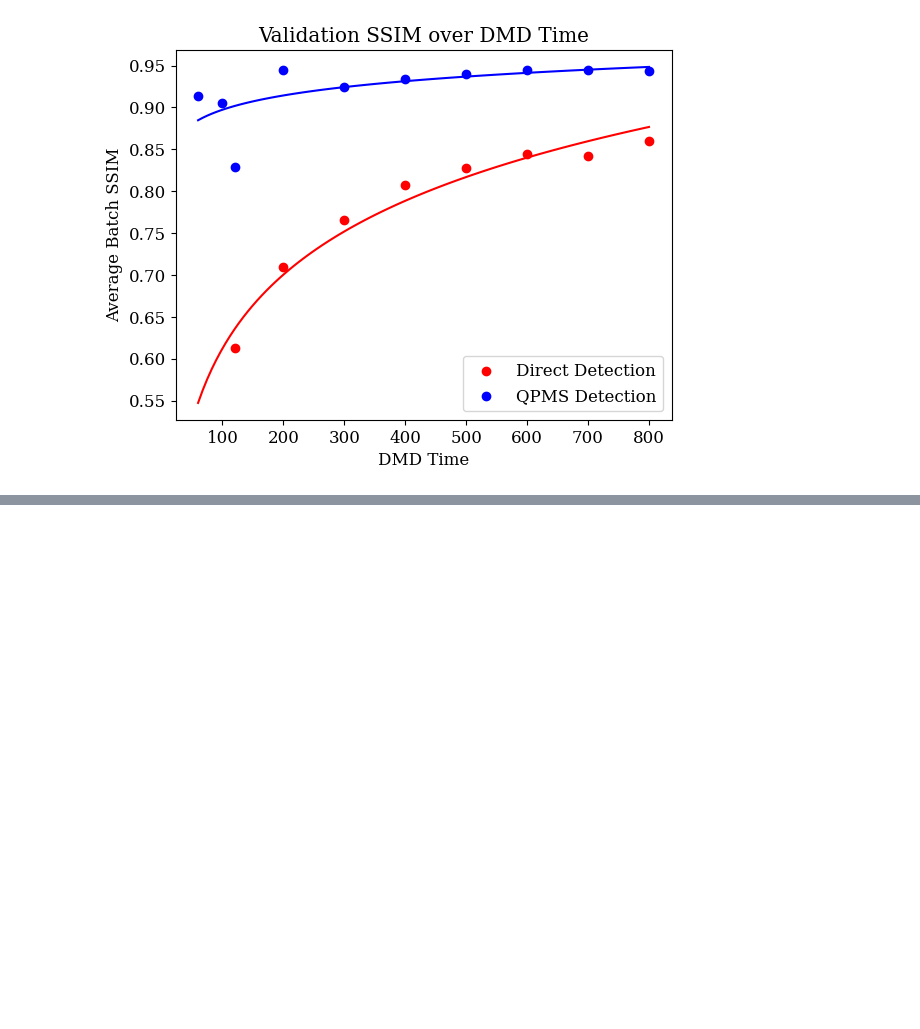
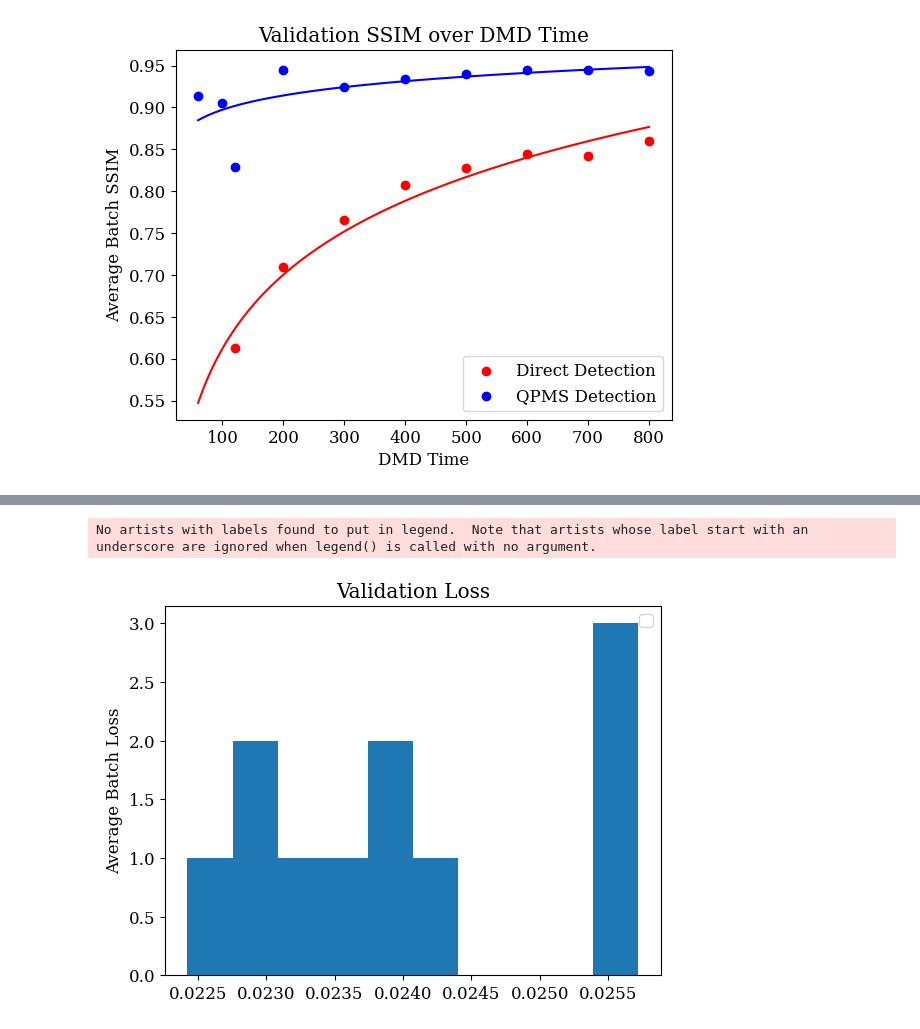
Before and after one commit to mbthomas1124/low-photon-compressive-imaging, a Jupyter notebook: code/figures.ipynb, the cells around one changed output, grey strips where cells are left out. Saved outputs shown, nothing was run; the diff lists cells and outputs as text; code cells hidden in the pictures; blank space fills up the shorter version.

```diff
--- a/code/figures.ipynb
+++ b/code/figures.ipynb
@@ -184,0 +185,48 @@ plt.show()
+# %%
+results = pd.read_csv("../data/features/withASE/diff_feature_set_results.csv")
+# direct = results[results["detection_type"] == "Direct Detection"]
+# qpms = results[results["detection_type"] == "QPMS"]
+
+
+plt.hist(results["val_loss"])
+plt.title("Validation Loss")
+plt.ylabel("Average Batch Loss")
+plt.legend()
+plt.show()
+
+
+# plt.scatter(direct["num_features"], direct["val_psnr"], color='r', label="Direct Detection")
+# plt.scatter(qpms["num_features"], qpms["val_psnr"], color='b', label="QPMS Detection")
+# p0, _ = curve_fit(lambda x,a,b,c: (a/(x+b))+c, direct["num_features"], direct["val_ssim"])
+# p0[0] = np.mean(direct["val_psnr"]/direct["val_ssim"])*p0[0]
+# [a,b,c], _ = curve_fit(lambda x,a,b,c: (a/(x+b))+c, direct["num_features"], direct["val_psnr"], p0=p0)
+# y_fitted = (a / (x_fitted + b)) + c
+# plt.plot(x_fitted, y_fitted, 'r')
+# p0, _ = curve_fit(lambda x,a,b,c: (a/(x+b))+c, qpms["num_features"], qpms["val_ssim"])
+# p0[0] = np.mean(qpms["val_psnr"]/qpms["val_ssim"])*p0[0]
+# [a,b,c], _ = curve_fit(lambda x,a,b,c: (a/(x+b))+c, qpms["num_features"], qpms["val_psnr"], p0=p0)
+# y_fitted = (a / (x_fitted + b)) + c
+# plt.plot(x_fitted, y_fitted, 'b')
+# plt.title("Validation PSNR over Feature Count")
+# plt.ylabel("Average Batch PSNR (dB)")
+# plt.xlabel("Feature Count")
+# plt.legend()
+# plt.show()
+
+
+# plt.scatter(direct["num_features"], direct["val_ssim"], color='r', label="Direct Detection")
+# plt.scatter(qpms["num_features"], qpms["val_ssim"], color='b', label="QPMS Detection")
+# [a,b,c], _ = curve_fit(lambda x,a,b,c: (a/(x+b))+c, direct["num_features"], direct["val_ssim"])
+# y_fitted = (a / (x_fitted + b)) + c
+# plt.plot(x_fitted, y_fitted, 'r')
+# [a,b,c], _ = curve_fit(lambda x,a,b,c: (a/(x+b))+c, qpms["num_features"], qpms["val_ssim"])
+# y_fitted = (a / (x_fitted + b)) + c
+# plt.plot(x_fitted, y_fitted, 'b')
+# plt.title("Validation SSIM over Feature Count")
+# plt.ylabel("Average Batch SSIM")
+# plt.xlabel("Feature Count")
+# plt.legend()
+# plt.show()
+# %% [output]
+No artists with labels found to put in legend.  Note that artists whose label start with an underscore are ignored when legend() is called with no argument.
+[figure, added]
```
Also changed, not shown: parts of 2 cells of this notebook, 4 other files.
